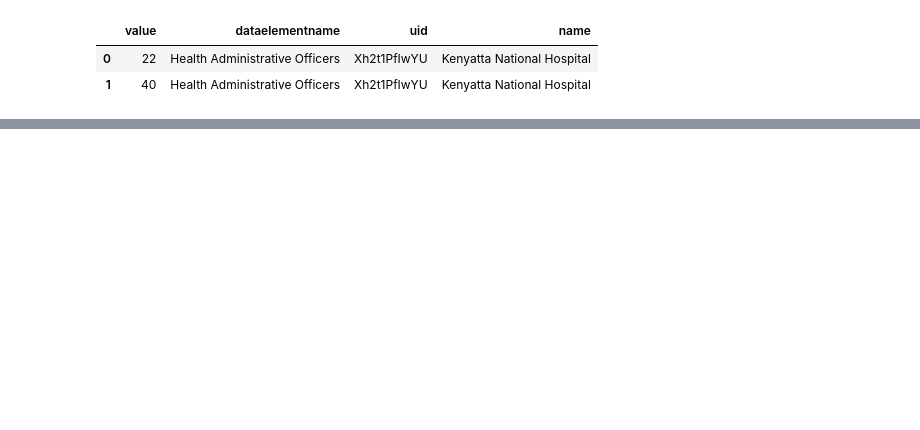
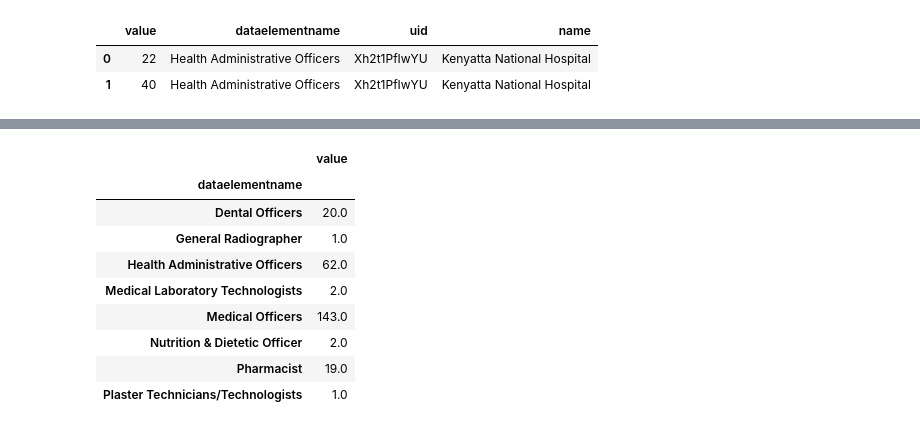
Before and after one commit to muneneevans/data-analysis-scripts, a Jupyter notebook: Final Scripts/IHRIS.ipynb, the cells around one changed output, grey strips where cells are left out. Drawn from its saved outputs; the diff is of its cells as text; code cells hidden in the pictures; blank space fills up the shorter version.

```diff
--- a/Final Scripts/IHRIS.ipynb
+++ b/Final Scripts/IHRIS.ipynb
@@ -208,0 +242,25 @@ pd.read_sql('''SELECT * from dim_dhis_categoryoptioncombo where uid='%s' ''' %('
+# %%
+def get_facility_staff(facility_id, in_json=False):
+    ''' Return a list of all staff in the facility'''
+    query = """ SELECT a.value, b.dataelementname, b.uid, c.name
+                FROM fact_ihris_datavalue a, dim_ihris_dataelement b, facilities_facility c
+                WHERE a.mflcode = c.code
+                    AND a.dataelementid = b.uid
+                    AND c.id = '%s'"""%(facility_id)
+    staff = pd.read_sql(query, get_connection())
+    staff['value'] = pd.to_numeric(staff['value'],downcast='float')
+    staff = staff.groupby(['dataelementname']).sum()
+    return staff
+
+get_facility_staff("2e21b2de-7c5b-4db7-bb1d-26930af9274d")
+# %% [output]
+|  | value |
+| dataelementname |  |
+| Dental Officers | 20.0 |
+| General Radiographer | 1.0 |
+| Health Administrative Officers | 62.0 |
+| Medical Laboratory Technologists | 2.0 |
+| Medical Officers | 143.0 |
+| Nutrition & Dietetic Officer | 2.0 |
+| Pharmacist | 19.0 |
+| Plaster Technicians/Technologists | 1.0 |
```
Also changed, not shown: parts of 10 cells of this notebook, 4 other files.
